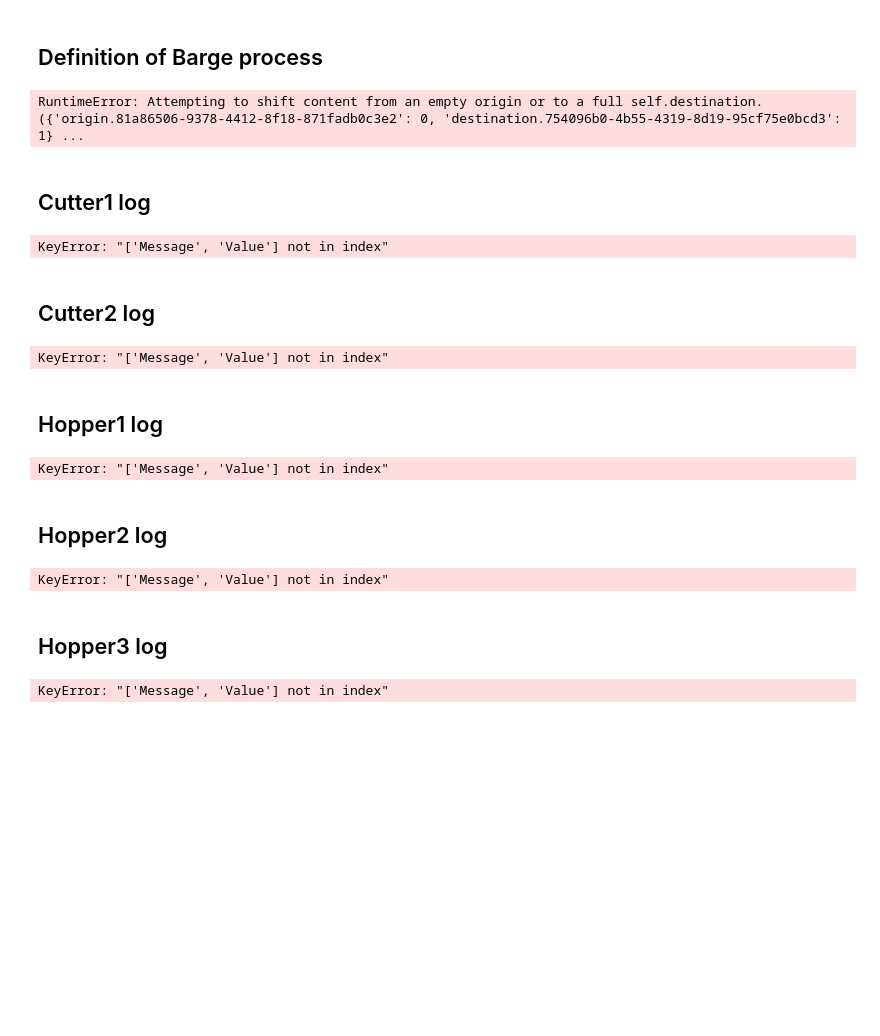
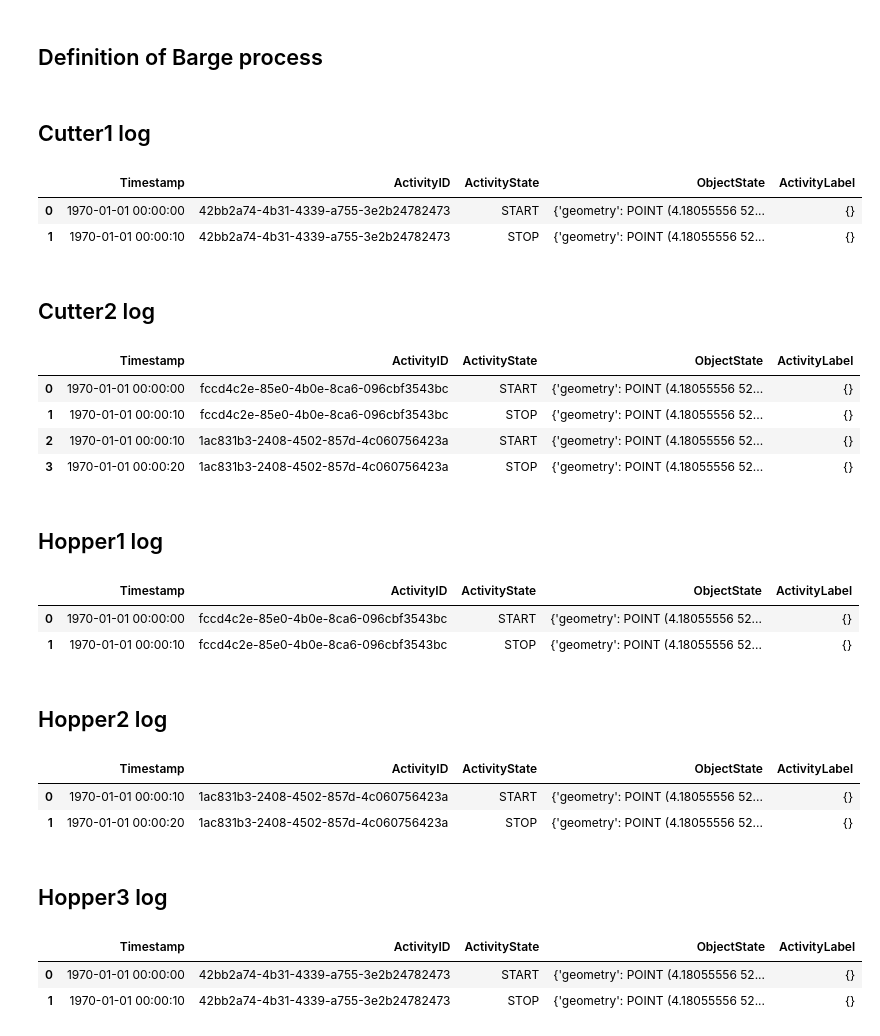
Before and after one commit to TUDelft-CITG/OpenCLSim, a Jupyter notebook: notebooks/24_multiple_cutters_multiple_barges_example (BUG IN RESERVATIONS).ipynb, the cells around one changed output. Saved outputs shown, nothing was run; the diff lists cells and outputs as text; code cells hidden in the pictures; blank space fills up the shorter version.

```diff
--- a/notebooks/24_multiple_cutters_multiple_barges_example (BUG IN RESERVATIONS).ipynb
+++ b/notebooks/24_multiple_cutters_multiple_barges_example (BUG IN RESERVATIONS).ipynb
@@ -233,4 +231,0 @@ for hopper in [hopper1, hopper2, hopper3]:
-# %%
-my_env.run()
-# %% [output]
-RuntimeError: Attempting to shift content from an empty origin or to a full self.destination. ({'origin.81a86506-9378-4412-8f18-871fadb0c3e2': 0, 'destination.754096b0-4b55-4319-8d19-95cf75e0bcd3': 1} ...
@@ -237,45 +235,42 @@ RuntimeError: Attempting to shift content from an empty origin or to a full self
 # %% [markdown]
 ## Cutter1 log
-# %%
-log_df = pd.DataFrame(cutter1.log)
-data = log_df[["Message", "ActivityState", "Timestamp", "Value", "ActivityID"]]
-data = data.drop_duplicates()
-data
-# %% [output]
-KeyError: "['Message', 'Value'] not in index"
+# %%
+pd.DataFrame(cutter1.log)
+# %% [output]
+|  | Timestamp | ActivityID | ActivityState | ObjectState | ActivityLabel |
+| 0 | 1970-01-01 00:00:00 | 42bb2a74-4b31-4339-a755-3e2b24782473 | START | {'geometry': POINT (4.18055556 52... | {} |
+| 1 | 1970-01-01 00:00:10 | 42bb2a74-4b31-4339-a755-3e2b24782473 | STOP | {'geometry': POINT (4.18055556 52... | {} |
 # %% [markdown]
 ## Cutter2 log
-# %%
-log2_df = pd.DataFrame(cutter2.log)
-data2 = log2_df[["Message", "ActivityState", "Timestamp", "Value", "ActivityID"]]
-data2 = data2.drop_duplicates()
-data2
-# %% [output]
-KeyError: "['Message', 'Value'] not in index"
+# %%
+pd.DataFrame(cutter2.log)
+# %% [output]
+|  | Timestamp | ActivityID | ActivityState | ObjectState | ActivityLabel |
+| 0 | 1970-01-01 00:00:00 | fccd4c2e-85e0-4b0e-8ca6-096cbf3543bc | START | {'geometry': POINT (4.18055556 52... | {} |
+| 1 | 1970-01-01 00:00:10 | fccd4c2e-85e0-4b0e-8ca6-096cbf3543bc | STOP | {'geometry': POINT (4.18055556 52... | {} |
+| 2 | 1970-01-01 00:00:10 | 1ac831b3-2408-4502-857d-4c060756423a | START | {'geometry': POINT (4.18055556 52... | {} |
+| 3 | 1970-01-01 00:00:20 | 1ac831b3-2408-4502-857d-4c060756423a | STOP | {'geometry': POINT (4.18055556 52... | {} |
 # %% [markdown]
 ## Hopper1 log
-# %%
-hopper1_log_df = pd.DataFrame(hopper1.log)
-data_hopper1 = hopper1_log_df[["Message", "ActivityState", "Timestamp", "Value", "ActivityID"]]
-data_hopper1 = data_hopper1.drop_duplicates()
-data_hopper1
-# %% [output]
-KeyError: "['Message', 'Value'] not in index"
+# %%
+pd.DataFrame(hopper1.log)
+# %% [output]
+|  | Timestamp | ActivityID | ActivityState | ObjectState | ActivityLabel |
+| 0 | 1970-01-01 00:00:00 | fccd4c2e-85e0-4b0e-8ca6-096cbf3543bc | START | {'geometry': POINT (4.18055556 52... | {} |
+| 1 | 1970-01-01 00:00:10 | fccd4c2e-85e0-4b0e-8ca6-096cbf3543bc | STOP | {'geometry': POINT (4.18055556 52... | {} |
 # %% [markdown]
 ## Hopper2 log
-# %%
-hopper2_log_df = pd.DataFrame(hopper2.log)
-data_hopper2 = hopper2_log_df[["Message", "ActivityState", "Timestamp", "Value", "ActivityID"]]
-data_hopper2 = data_hopper2.drop_duplicates()
-data_hopper2
-# %% [output]
-KeyError: "['Message', 'Value'] not in index"
+# %%
+pd.DataFrame(hopper2.log)
+# %% [output]
+|  | Timestamp | ActivityID | ActivityState | ObjectState | ActivityLabel |
+| 0 | 1970-01-01 00:00:10 | 1ac831b3-2408-4502-857d-4c060756423a | START | {'geometry': POINT (4.18055556 52... | {} |
+| 1 | 1970-01-01 00:00:20 | 1ac831b3-2408-4502-857d-4c060756423a | STOP | {'geometry': POINT (4.18055556 52... | {} |
 # %% [markdown]
 ## Hopper3 log
-# %%
-hopper3_log_df = pd.DataFrame(hopper3.log)
-data_hopper3 = hopper3_log_df[["Message", "ActivityState", "Timestamp", "Value", "ActivityID"]]
-data_hopper3 = data_hopper3.drop_duplicates()
-data_hopper3
-# %% [output]
-KeyError: "['Message', 'Value'] not in index"
+# %%
+pd.DataFrame(hopper3.log)
+# %% [output]
+|  | Timestamp | ActivityID | ActivityState | ObjectState | ActivityLabel |
+| 0 | 1970-01-01 00:00:00 | 42bb2a74-4b31-4339-a755-3e2b24782473 | START | {'geometry': POINT (4.18055556 52... | {} |
+| 1 | 1970-01-01 00:00:10 | 42bb2a74-4b31-4339-a755-3e2b24782473 | STOP | {'geometry': POINT (4.18055556 52... | {} |
```
Also changed, not shown: parts of 3 cells of this notebook, 2 other files.
